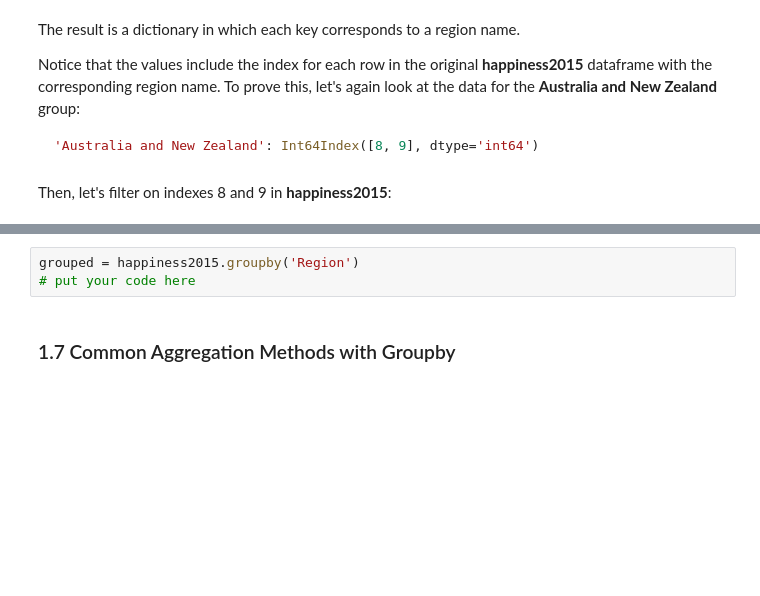
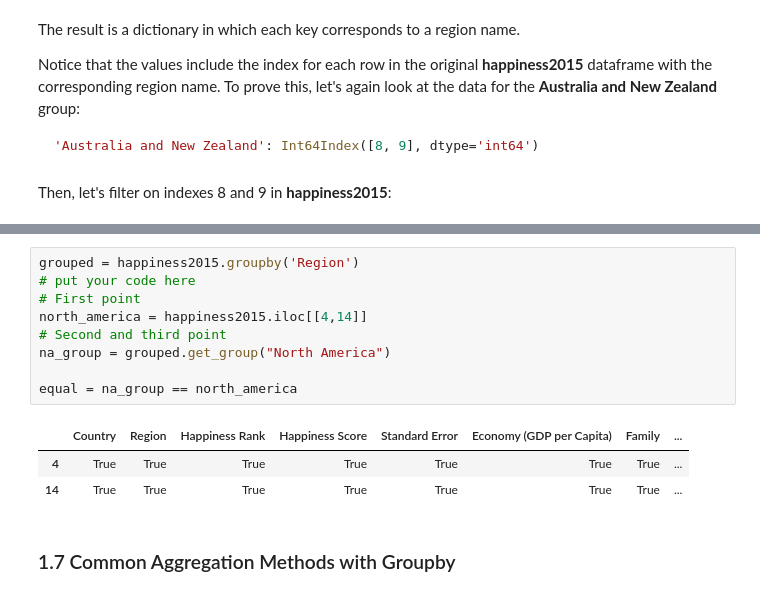
Before and after one commit to leoproject/Course-DataScience, a Jupyter notebook: Lesson#07/Lesson_07_Data_Aggregation.ipynb, the cells around one changed output, grey strips where cells are left out. Cells and saved outputs as stored; diff of their text form; blank space fills up the shorter version.

```diff
--- a/Lesson#07/Lesson_07_Data_Aggregation.ipynb
+++ b/Lesson#07/Lesson_07_Data_Aggregation.ipynb
@@ -357,6 +363,16 @@ For the following exercise, use the result from the dictionary returned by group
 # %%
 grouped = happiness2015.groupby('Region')
 # put your code here
+# First point
+north_america = happiness2015.iloc[[4,14]]
+# Second and third point
+na_group = grouped.get_group("North America")
+
+equal = na_group == north_america
+# %% [output]
+|  | Country | Region | Happiness Rank | Happiness Score | Standard Error | Economy (GDP per Capita) | Family | ... |
+| 4 | True | True | True | True | True | True | True | ... |
+| 14 | True | True | True | True | True | True | True | ... |
 # %% [markdown]
 ### 1.7 Common Aggregation Methods with Groupby
 # %% [markdown]
```
Also changed, not shown: parts of 10 cells of this notebook.
